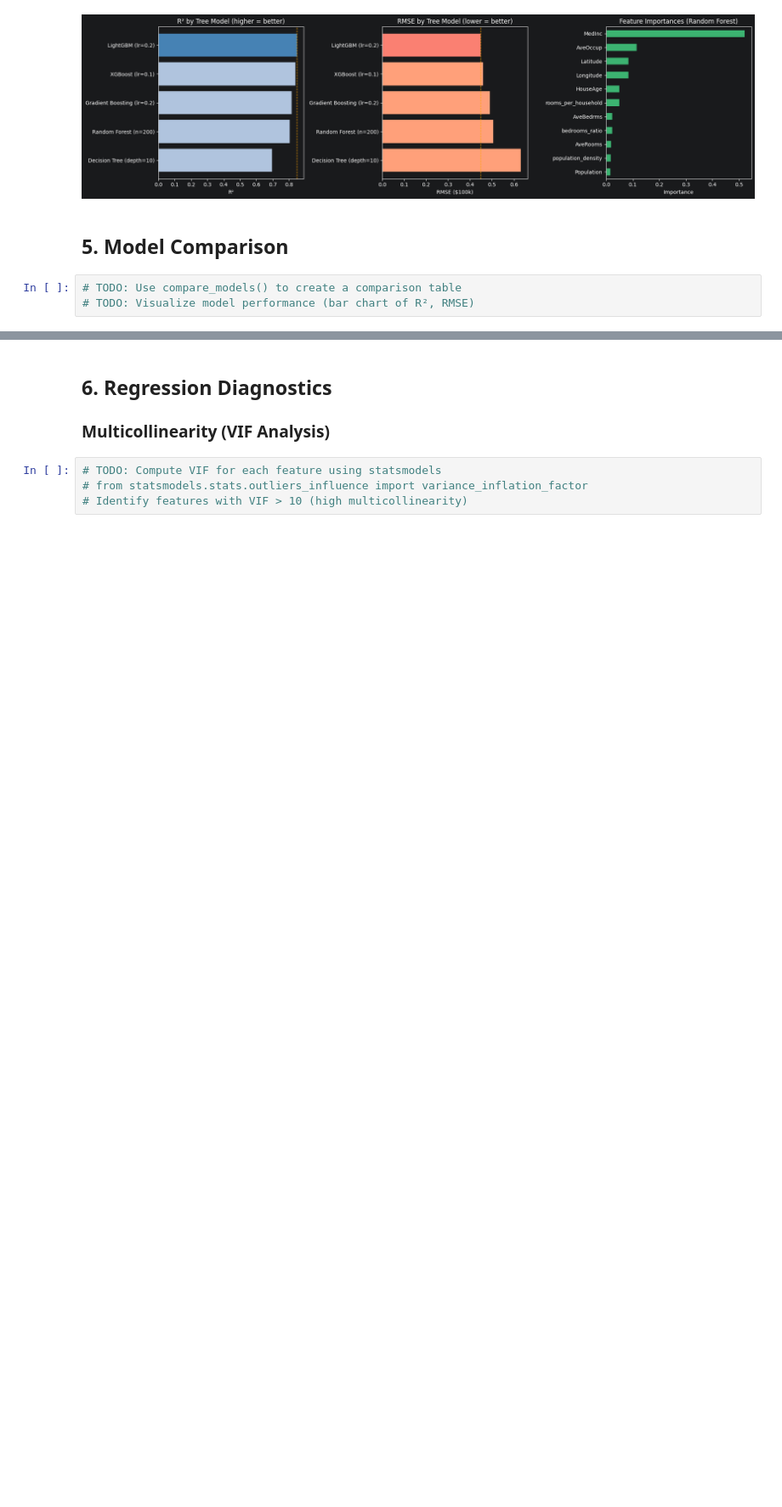
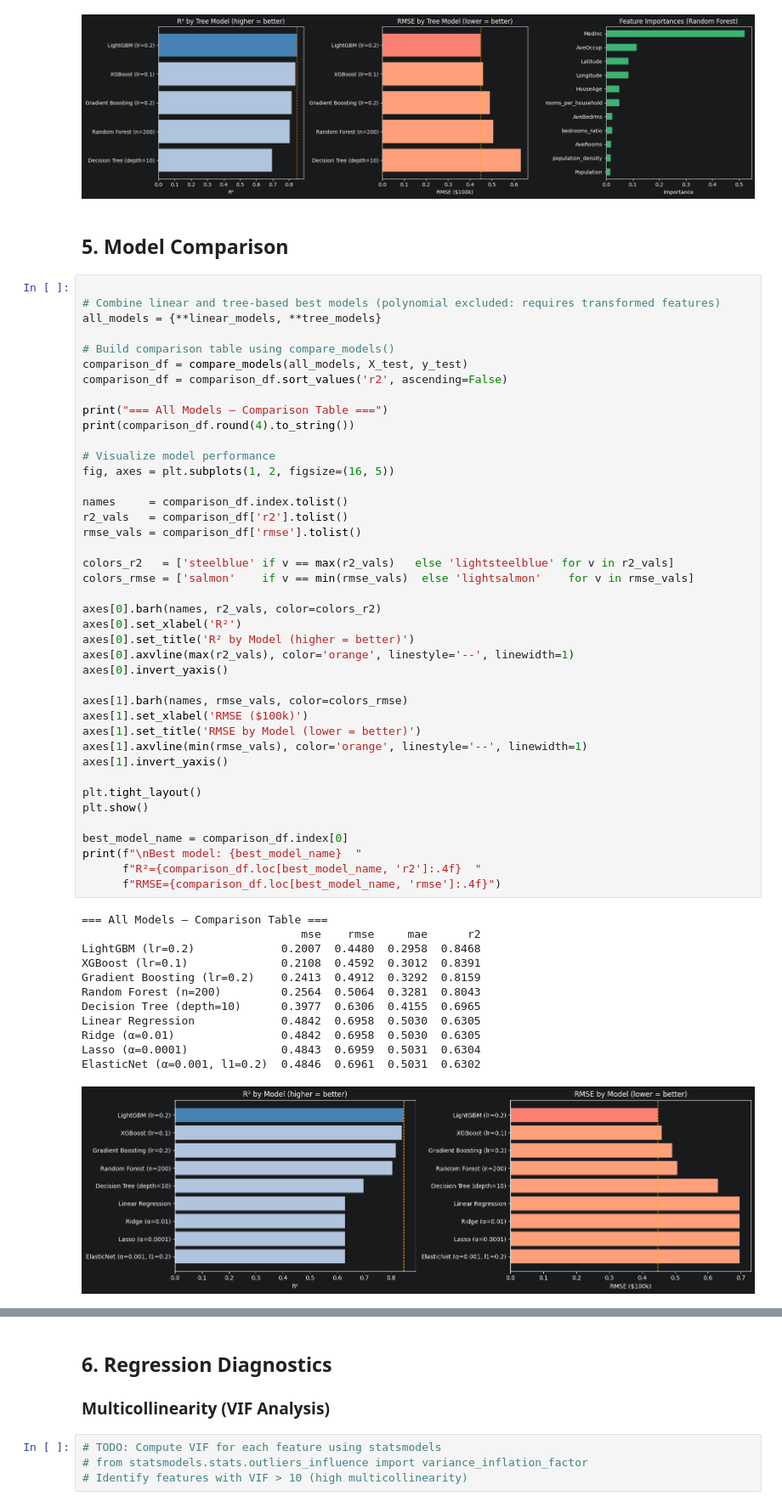
Before and after one commit to DigiCrome-Academy/real-estate-prediction-bnelsonemail, a Jupyter notebook: notebooks/01_regression_modeling.ipynb, the cells around one changed output, grey strips where cells are left out. Shown: that part at 85% size. Cells and saved outputs as stored; diff of their text form; blank space fills up the shorter version.

Commit message:
notebooks(regression): implemented the model comparison

```diff
--- a/notebooks/01_regression_modeling.ipynb
+++ b/notebooks/01_regression_modeling.ipynb
@@ -394,6 +394,57 @@ Decision Tree (depth=10)    0.3977  0.6306  0.4155  0.6965
 [figure]
 # %% [markdown]
 ## 5. Model Comparison
-# %%
-# TODO: Use compare_models() to create a comparison table
-# TODO: Visualize model performance (bar chart of R², RMSE)
+# %%
+
+# Combine linear and tree-based best models (polynomial excluded: requires transformed features)
+all_models = {**linear_models, **tree_models}
+
+# Build comparison table using compare_models()
+comparison_df = compare_models(all_models, X_test, y_test)
+comparison_df = comparison_df.sort_values('r2', ascending=False)
+
+print("=== All Models — Comparison Table ===")
+print(comparison_df.round(4).to_string())
+
+# Visualize model performance
+fig, axes = plt.subplots(1, 2, figsize=(16, 5))
+
+names     = comparison_df.index.tolist()
+r2_vals   = comparison_df['r2'].tolist()
+rmse_vals = comparison_df['rmse'].tolist()
+
+colors_r2   = ['steelblue' if v == max(r2_vals)   else 'lightsteelblue' for v in r2_vals]
+colors_rmse = ['salmon'    if v == min(rmse_vals)  else 'lightsalmon'    for v in rmse_vals]
+
+axes[0].barh(names, r2_vals, color=colors_r2)
+axes[0].set_xlabel('R²')
+axes[0].set_title('R² by Model (higher = better)')
+axes[0].axvline(max(r2_vals), color='orange', linestyle='--', linewidth=1)
+axes[0].invert_yaxis()
+
+axes[1].barh(names, rmse_vals, color=colors_rmse)
+axes[1].set_xlabel('RMSE ($100k)')
+axes[1].set_title('RMSE by Model (lower = better)')
+axes[1].axvline(min(rmse_vals), color='orange', linestyle='--', linewidth=1)
+axes[1].invert_yaxis()
+
+plt.tight_layout()
+plt.show()
+
+best_model_name = comparison_df.index[0]
+print(f"\nBest model: {best_model_name}  "
+      f"R²={comparison_df.loc[best_model_name, 'r2']:.4f}  "
+      f"RMSE={comparison_df.loc[best_model_name, 'rmse']:.4f}")
+# %% [output]
+=== All Models — Comparison Table ===
+                                 mse    rmse     mae      r2
+LightGBM (lr=0.2)             0.2007  0.4480  0.2958  0.8468
+XGBoost (lr=0.1)              0.2108  0.4592  0.3012  0.8391
+Gradient Boosting (lr=0.2)    0.2413  0.4912  0.3292  0.8159
+Random Forest (n=200)         0.2564  0.5064  0.3281  0.8043
+Decision Tree (depth=10)      0.3977  0.6306  0.4155  0.6965
+Linear Regression             0.4842  0.6958  0.5030  0.6305
+Ridge (α=0.01)                0.4842  0.6958  0.5030  0.6305
+Lasso (α=0.0001)              0.4843  0.6959  0.5031  0.6304
+ElasticNet (α=0.001, l1=0.2)  0.4846  0.6961  0.5031  0.6302
+[figure, added]
```
Also changed, not shown: parts of 1 cell of this notebook.
